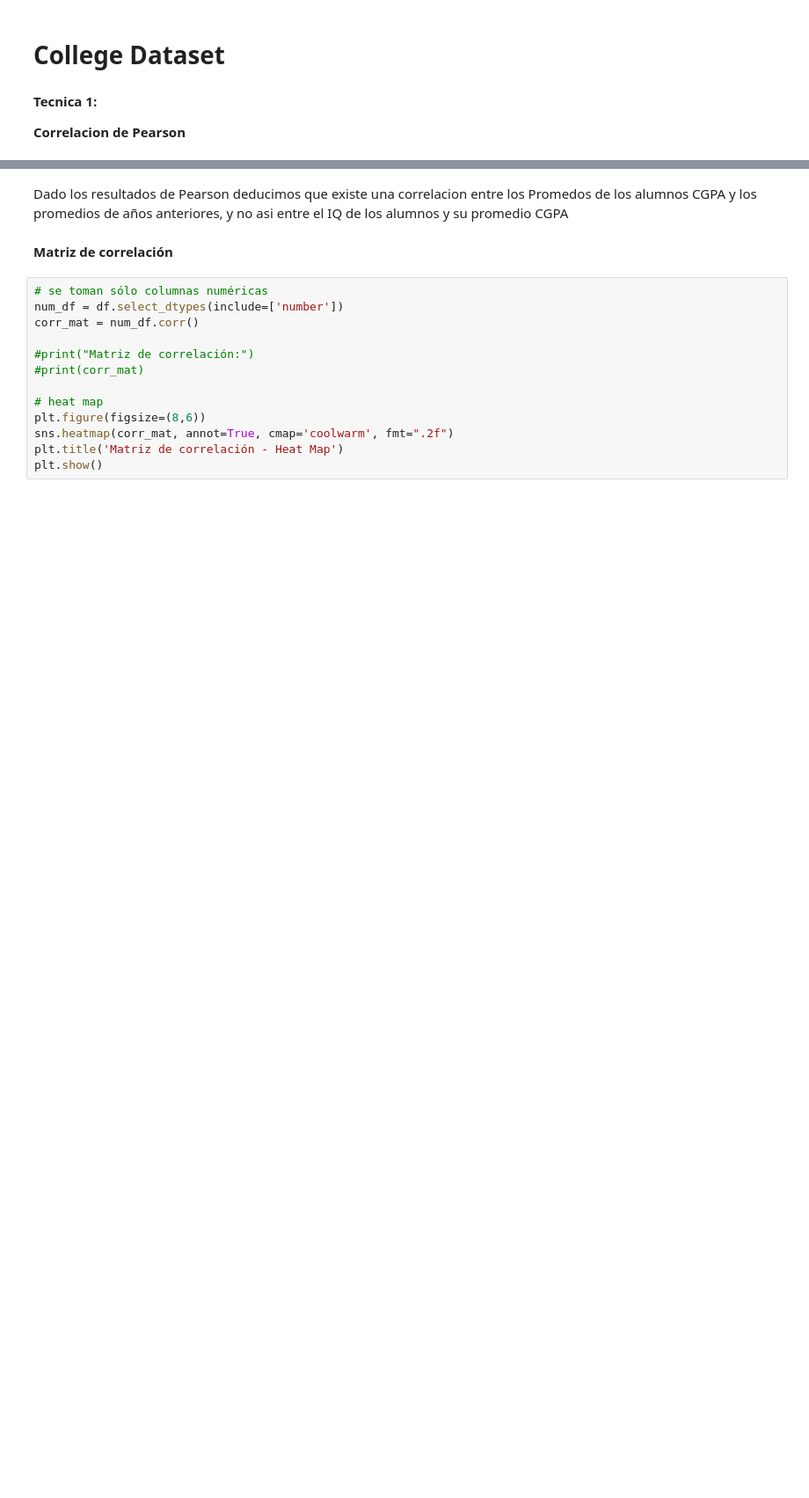
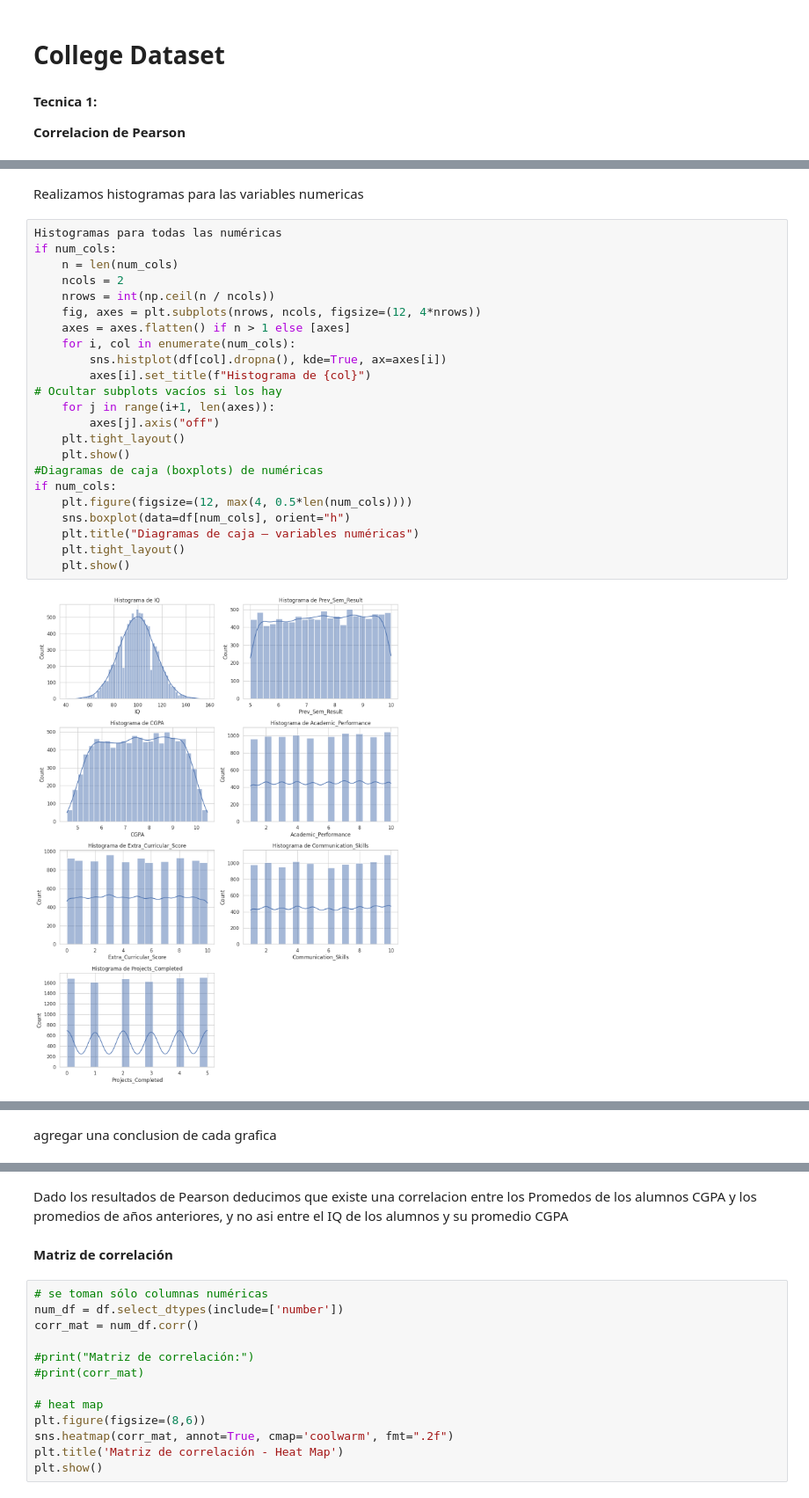
Before and after one commit to cjuangab/EstadisticayExploraciondeDatosII, a Jupyter notebook: Evidencia_2.ipynb, the cells around one changed output, grey strips where cells are left out. Shown at 88% size. Cells and saved outputs as stored; diff of their text form; blank space fills up the shorter version.

```diff
--- a/Evidencia_2.ipynb
+++ b/Evidencia_2.ipynb
@@ -283,0 +191,27 @@ Frecuencias para Internship_Experience:
+# %% [markdown]
+Realizamos histogramas para las variables numericas
+# %%
+Histogramas para todas las numéricas
+if num_cols:
+    n = len(num_cols)
+    ncols = 2
+    nrows = int(np.ceil(n / ncols))
+    fig, axes = plt.subplots(nrows, ncols, figsize=(12, 4*nrows))
+    axes = axes.flatten() if n > 1 else [axes]
+    for i, col in enumerate(num_cols):
+        sns.histplot(df[col].dropna(), kde=True, ax=axes[i])
+        axes[i].set_title(f"Histograma de {col}")
+# Ocultar subplots vacíos si los hay
+    for j in range(i+1, len(axes)):
+        axes[j].axis("off")
+    plt.tight_layout()
+    plt.show()
+#Diagramas de caja (boxplots) de numéricas
+if num_cols:
+    plt.figure(figsize=(12, max(4, 0.5*len(num_cols))))
+    sns.boxplot(data=df[num_cols], orient="h")
+    plt.title("Diagramas de caja – variables numéricas")
+    plt.tight_layout()
+    plt.show()
+# %% [output]
+[figure, added]
@@ -283,0 +219,2 @@ Frecuencias para Internship_Experience:
+# %% [markdown]
+agregar una conclusion de cada grafica
```
Also changed, not shown: parts of 16 cells of this notebook.
